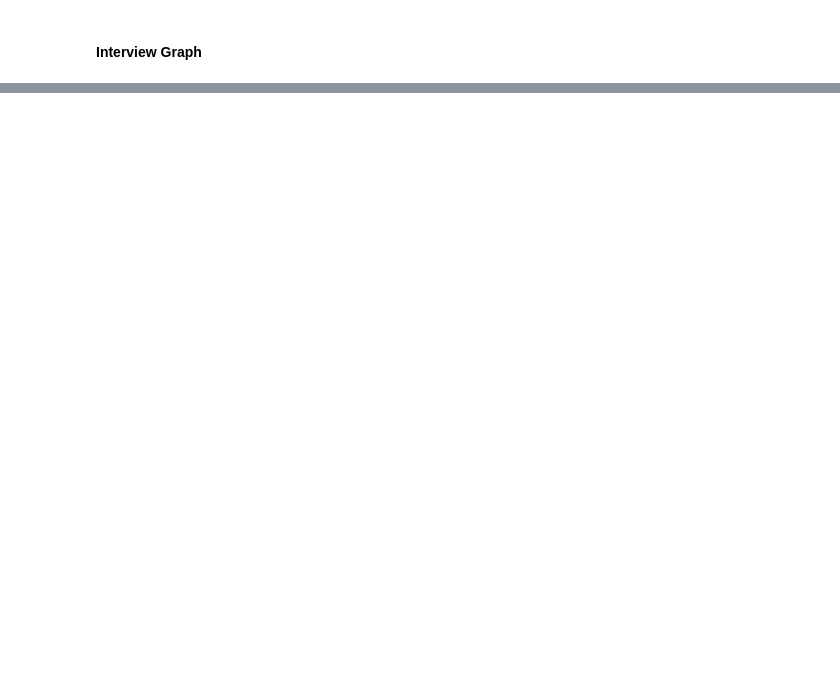
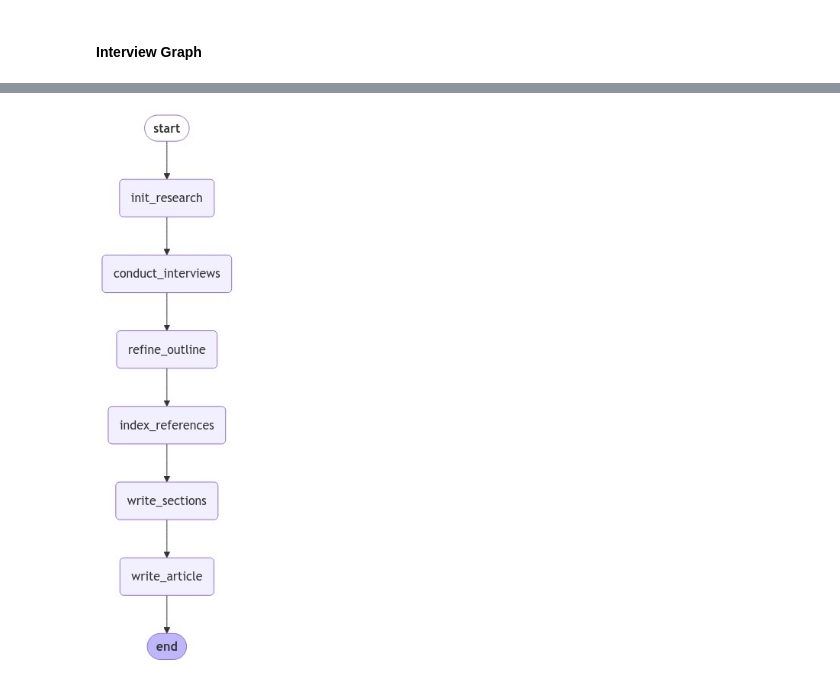
Before and after one commit to arisylafeta/langgraph-projects, a Jupyter notebook: WebSTORM.ipynb, the cells around one changed output, grey strips where cells are left out. Saved outputs shown, nothing was run; the diff lists cells and outputs as text; code cells hidden in the pictures; blank space fills up the shorter version.

Commit message:
finish webSTORM

```diff
--- a/WebSTORM.ipynb
+++ b/WebSTORM.ipynb
@@ -474,0 +534,2 @@ checkpointer
+# %%
+final_state = next(iter(final_step.values()))
@@ -474,0 +741,9 @@ checkpointer
+# %%
+class ResearchState(TypedDict):
+    topic: str
+    outline: Outline
+    editors: List[Editor]
+    interview_results: List[InterviewState]
+    # The final sections output
+    sections: List[WikiSection]
+    article: str
@@ -474,0 +850,32 @@ checkpointer
+# %%
+from langgraph.checkpoint.memory import MemorySaver
+
+builder_of_storm = StateGraph(ResearchState)
+
+nodes = [
+    ("init_research", initialize_research),
+    ("conduct_interviews", conduct_interviews),
+    ("refine_outline", refine_outline),
+    ("index_references", index_references),
+    ("write_sections", write_sections),
+    ("write_article", write_article),
+]
+for i in range(len(nodes)):
+    name, node = nodes[i]
+    builder_of_storm.add_node(name, node, retry=RetryPolicy(max_attempts=3))
+    if i > 0:
+        builder_of_storm.add_edge(nodes[i - 1][0], name)
+
+builder_of_storm.add_edge(START, nodes[0][0])
+builder_of_storm.add_edge(nodes[-1][0], END)
+storm = builder_of_storm.compile(checkpointer=MemorySaver())
+# %%
+from IPython.display import Image, display
+
+try:
+    display(Image(storm.get_graph().draw_mermaid_png()))
+except Exception:
+    # This requires some extra dependencies and is optional
+    pass
+# %% [output]
+[figure, added]
```
Also changed, not shown: parts of 29 cells of this notebook.
